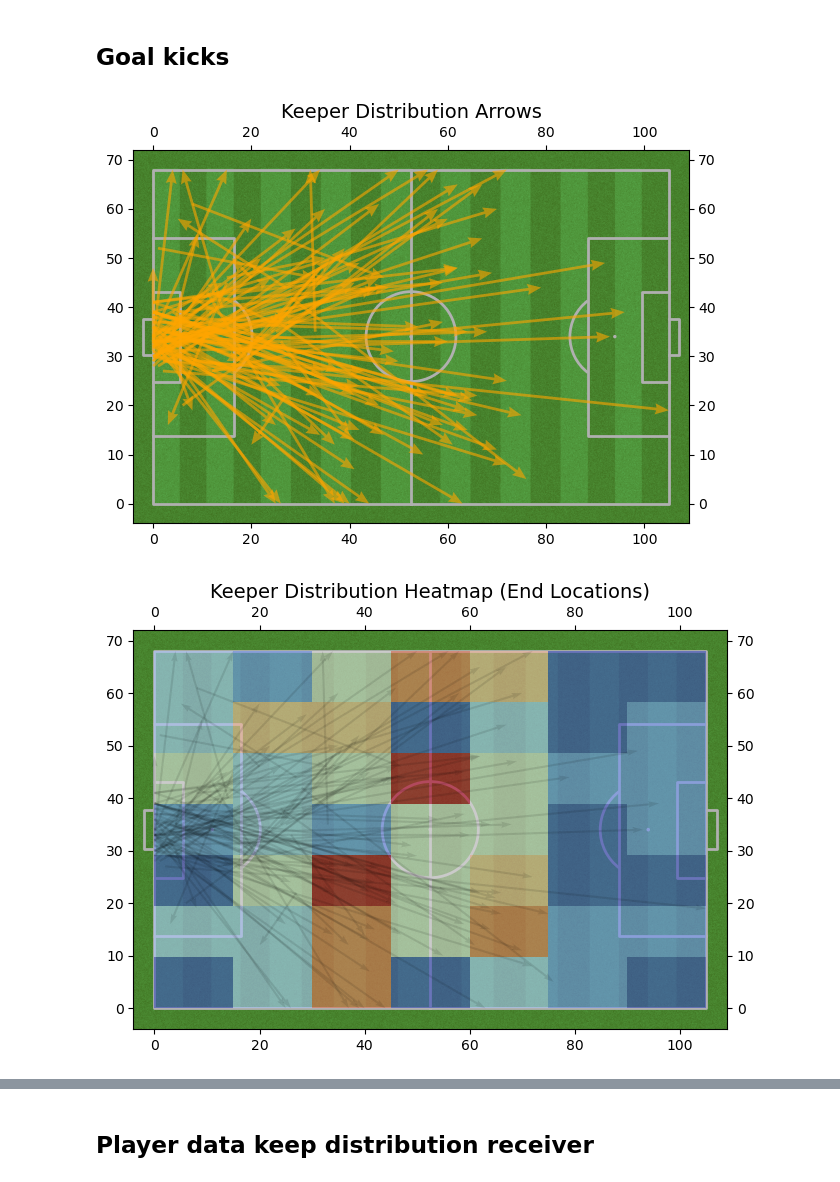
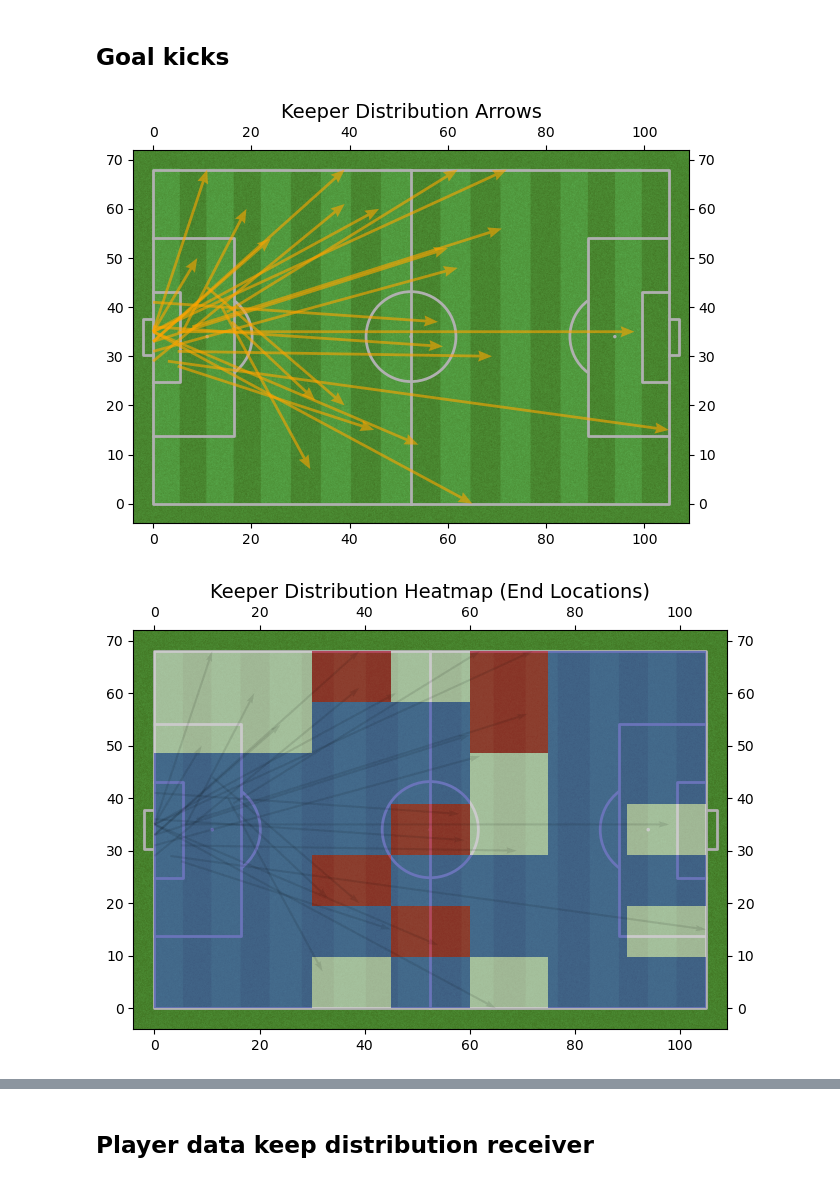
Before and after one commit to Hungagainagainagain/UofU-Soccer-Analytics, a Jupyter notebook: competitoranalyzed.ipynb, the cells around one changed output, grey strips where cells are left out. Cells and saved outputs as stored; diff of their text form; code cells hidden in the pictures.

```diff
--- a/competitoranalyzed.ipynb
+++ b/competitoranalyzed.ipynb
@@ -13,11 +13,8 @@ Extract table(s), how ever many you want
 # %%
 # List XML files
 xml_files = [
-    "/Users/hungduong/Documents/MSBA UofU/MSBA 3rd/Soccer Analytics/Utah Valley/Seattle Redhawks - Utah Valley Wolverines 3-3 (Team-based).xml",
-    "/Users/hungduong/Documents/MSBA UofU/MSBA 3rd/Soccer Analytics/Utah Valley/Utah Valley Wolverines - California Baptist Lancers 2-3 (Team-based).xml",
-    "/Users/hungduong/Documents/MSBA UofU/MSBA 3rd/Soccer Analytics/Utah Valley/Utah Valley Wolverines - California Baptist Lancers 4-1 (Team-based).xml",
-    "/Users/hungduong/Documents/MSBA UofU/MSBA 3rd/Soccer Analytics/Utah Valley/Utah Valley Wolverines - Grand Canyon Lopes 3-0 (Team-based).xml",
-    "/Users/hungduong/Documents/MSBA UofU/MSBA 3rd/Soccer Analytics/Utah Valley/Utah Valley Wolverines - Abilene Christian  Wildcats 4-1 (Team-based).xml"
+    "/Users/hungduong/Documents/MSBA UofU/MSBA 3rd/Soccer Analytics/Utah State/Washington State Cougars - Utah St. Aggies 0-1 (Team-based).xml"
+
 ]
 
 all_rows = []
@@ -326,35 +333,35 @@ team_corners['10 - Players'].str.split(',')\
 # %% [markdown]
 ## Goal kicks
 # %%
-team_keep_distribution = team_data[(team_data['code']=='Utah Valley Wolverines - Goalkeeper distributions')]
+team_keep_distribution = team_data[(team_data['code']=='Utah St. Aggies - Goalkeeper distributions')]
 
 # Draw pitch
 pitch = Pitch(
     pitch_length=105, pitch_width=68, pitch_type='uefa',
     pitch_color='grass', stripe=True, goal_type='box',
     #half=True,
     label=True, axis=True, tick=True
 )
 fig, ax = pitch.draw()
 
 # Draw arrows
 pitch.arrows(
     xstart=team_keep_distribution['11 - Start location X'],
     ystart=team_keep_distribution['12 - Start location Y'],
     xend=team_keep_distribution['15 - End location X'],
     yend=team_keep_distribution['16 - End location Y'],
     color='orange',
     ax=ax,
     width=2,
     headwidth=4,
     alpha=0.6,
     zorder=3
 )
 
 plt.title("Keeper Distribution Arrows", fontsize=14)
 plt.show()
 # %% [output]
-[figure, old version]
+[figure, new version]
 # %%
 # Extract coordinates
 x_start = team_keep_distribution['11 - Start location X']
@@ -393,7 +400,7 @@ pitch.arrows(
 plt.title("Keeper Distribution Heatmap (End Locations)", fontsize=14)
 plt.show()
 # %% [output]
-[figure, old version]
+[figure, new version]
 # %%
 team_keep_distribution['10 - Players'].str.split(',')\
     .explode().str.strip()\
```
Also changed, not shown: parts of 15 cells of this notebook.
